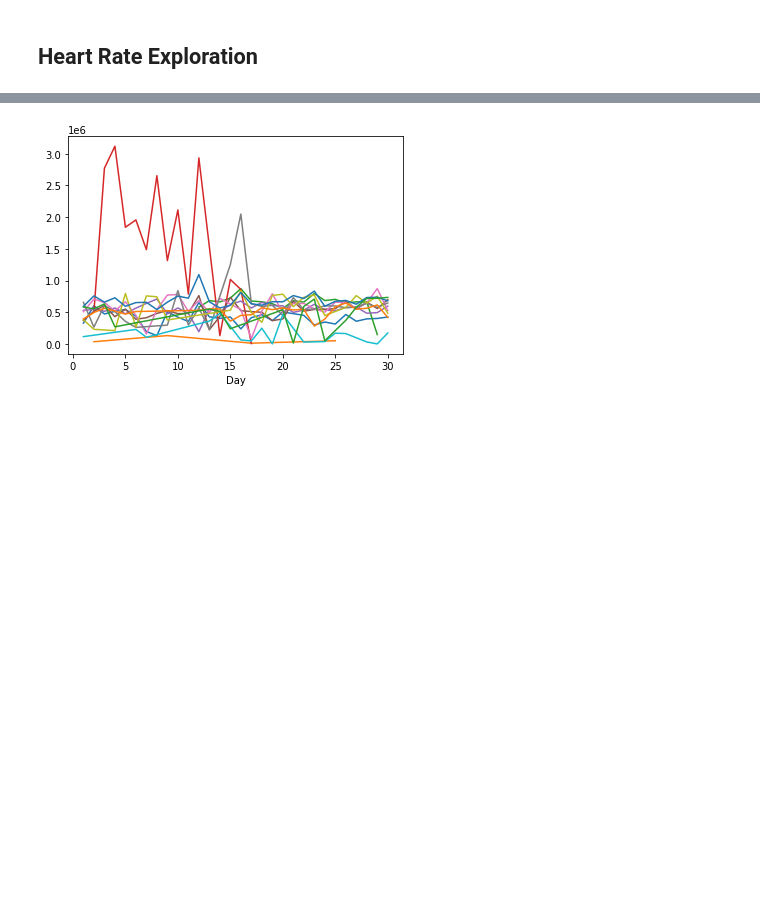
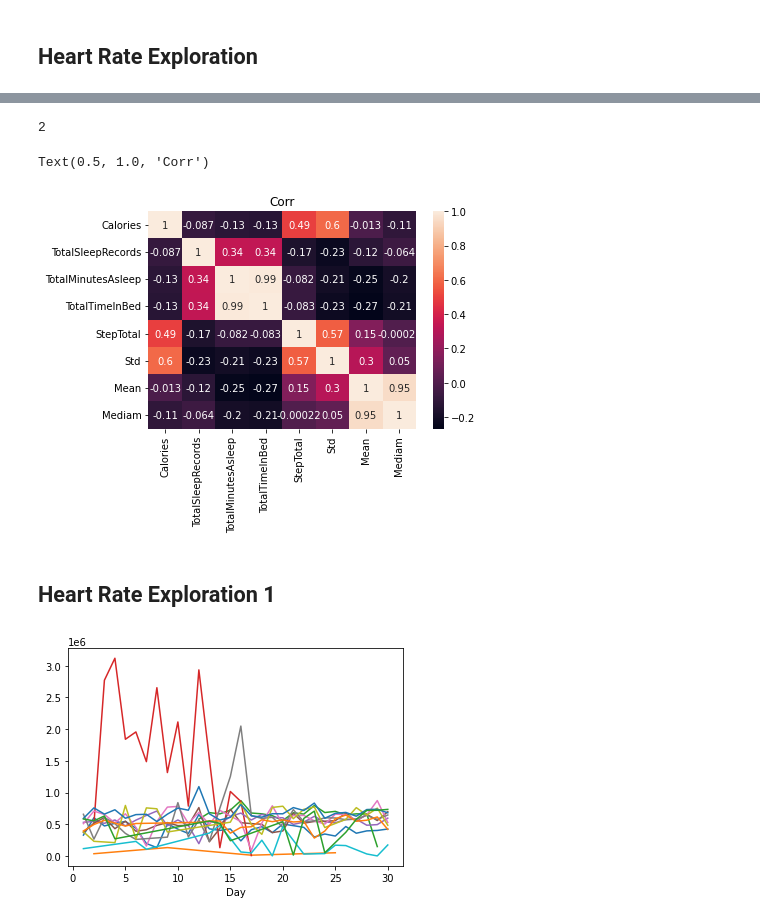
Before and after one commit to idangrady/DataAnalysisCourse, a Jupyter notebook: Idan/DataPre.ipynb, the cells around one changed output, grey strips where cells are left out. Cells and saved outputs as stored; diff of their text form; code cells hidden in the pictures; blank space fills up the shorter version.

Commit message:
MergedHeartRate
merged flat heartrate values: STD , mean and median per day. I will also add the changes in values values along the params for additional values

```diff
--- a/Idan/DataPre.ipynb
+++ b/Idan/DataPre.ipynb
@@ -374,0 +357,6 @@ dtype: object
+# %%
+arr_idx = np.array([(list(values)[0],  list(values)[1]) for values in (result_2.index)])
+
+result_2["Date"] = arr_idx[:,0]
+result_2["Id"] = arr_idx[:,1]
+Dropeed_Indx_HeartRate = result_2.reset_index(drop=True)
@@ -374,0 +374,20 @@ dtype: object
+# %%
+Dropeed_Indx_HeartRate.Date.astype('str')
+
+meged_cl_sle_steps["DateSTR"]  =  meged_cl_sle_steps["Day"].astype('str')
+# %%
+Dropeed_Indx_HeartRate["TimeSTR"] = Dropeed_Indx_HeartRate.Date.astype('str')
+# %%
+Dropeed_Indx_HeartRate.merge(meged_cl_sle_steps, left_on=["Id", "Date"], right_on=["Id", "Day"], how = 'inner')
+# %% [output]
+2
+# %%
+totalMerge = meged_cl_sle_steps.merge(Dropeed_Indx_HeartRate, left_on=["Id","DateSTR" ], right_on=["Id", "TimeSTR"]).drop(columns=["Date", "TimeSTR", "DateSTR"])
+# %%
+TotalCorr = totalMerge.corr()
+
+plot =sns.heatmap(TotalCorr, annot = True)
+plot.set_title("Corr")
+# %% [output]
+Text(0.5, 1.0, 'Corr')
+[figure, added]
@@ -378,6 +401,8 @@ Id_To_Idx = {id :num for num,id in enumerate(Heart_By_Idx.index.unique())}
 Heart_By_Idx['PersonID'] = Heart_By_Idx.index.map(Id_To_Idx)
 
 Heart_By_Idx.Time = pd.to_datetime(Heart_By_Idx.Time)
+# %% [markdown]
+## Heart Rate Exploration 1
 # %%
 for i in range(13):
     Heart_By_Idx.loc[Heart_By_Idx.PersonID ==i].groupby('Day').sum()['Value'].plot()
```
Also changed, not shown: parts of 22 cells of this notebook.
